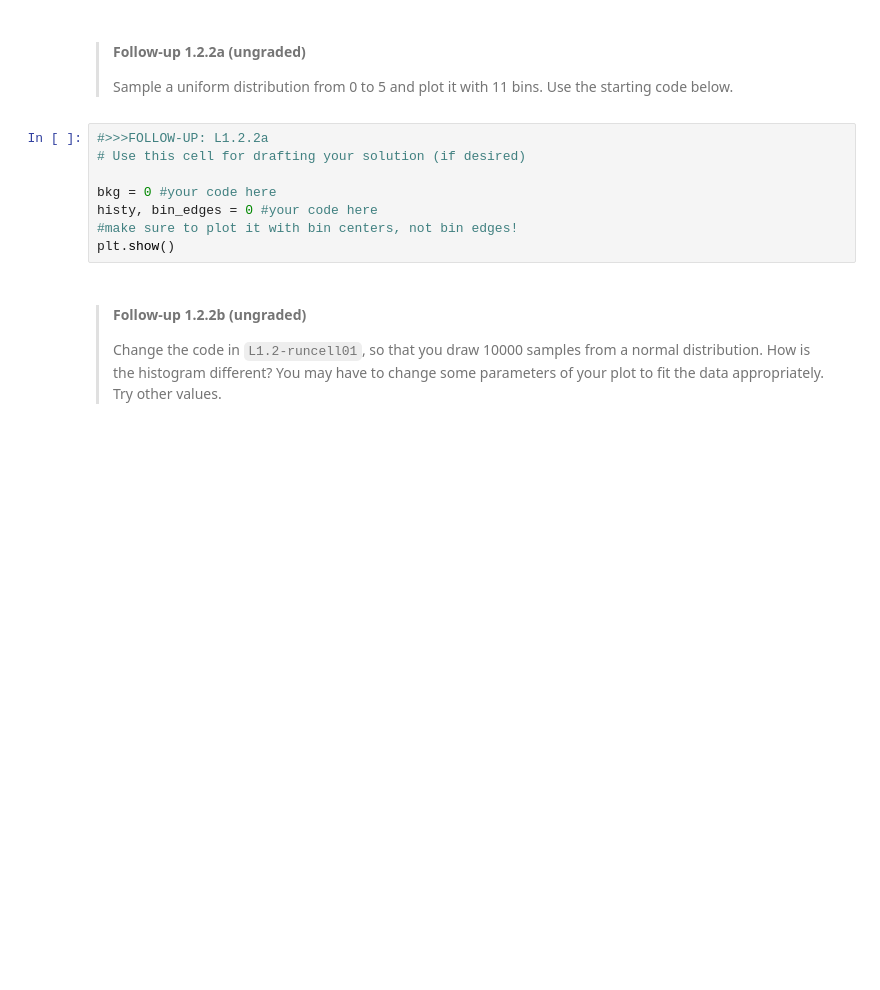
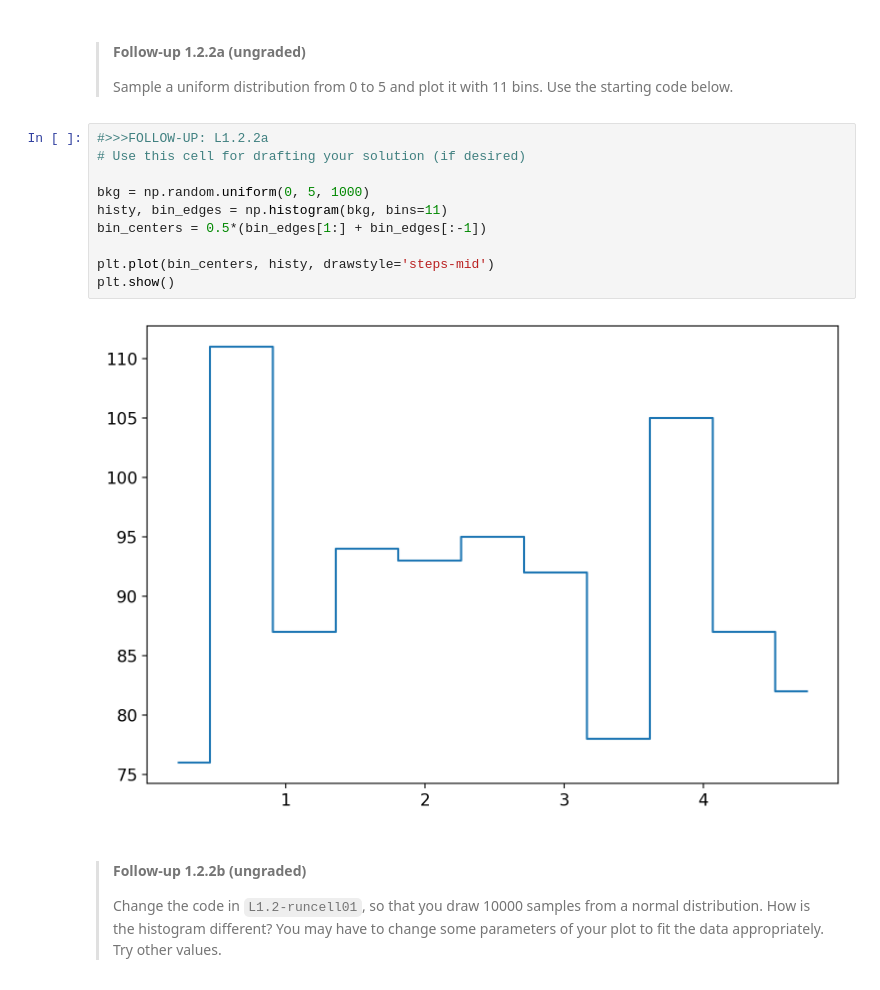
Before and after one commit to susamogus154/computational_physics, a Jupyter notebook: 8S50x_L01.ipynb, the cells around one changed output. Saved outputs shown, nothing was run; the diff lists cells and outputs as text; blank space fills up the shorter version.

```diff
--- a/8S50x_L01.ipynb
+++ b/8S50x_L01.ipynb
@@ -463,11 +482,15 @@ samples = np.random.uniform(0, 10, 1000)
 # %%
 #>>>FOLLOW-UP: L1.2.2a
 # Use this cell for drafting your solution (if desired)
 
-bkg = 0 #your code here
-histy, bin_edges = 0 #your code here
-#make sure to plot it with bin centers, not bin edges!
+bkg = np.random.uniform(0, 5, 1000)
+histy, bin_edges = np.histogram(bkg, bins=11)
+bin_centers = 0.5*(bin_edges[1:] + bin_edges[:-1])
+
+plt.plot(bin_centers, histy, drawstyle='steps-mid')
 plt.show()
+# %% [output]
+[figure, added]
 # %% [markdown]
 >#### Follow-up 1.2.2b (ungraded)
 >
```
Also changed, not shown: parts of 1 cell of this notebook.
